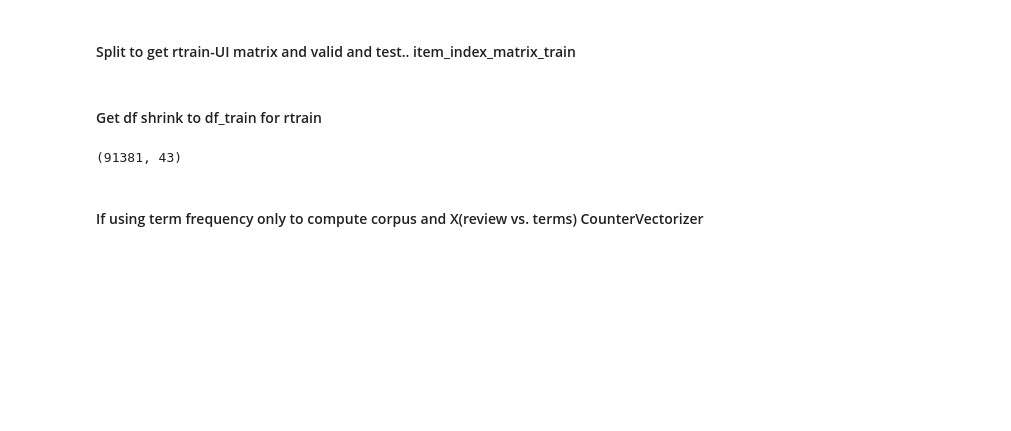
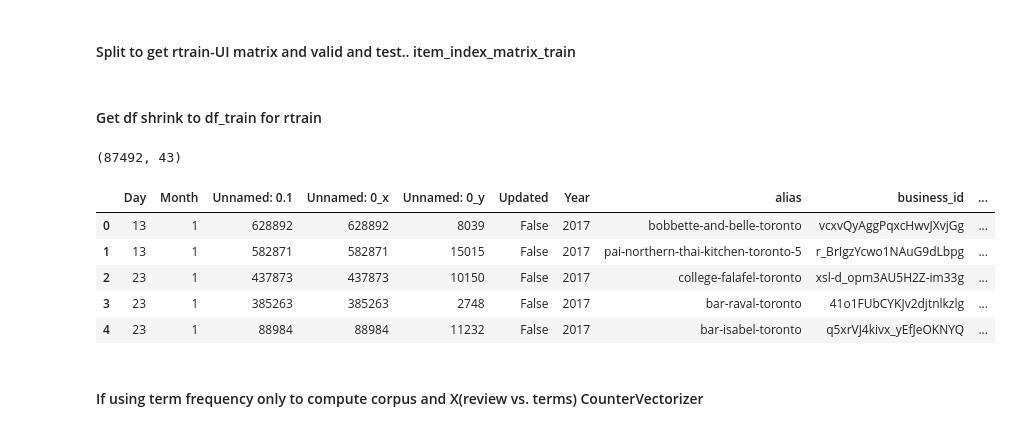
Before and after one commit to TinaBBB/iNAGO_RecSys, a Jupyter notebook: Yelp_data_exploration/KNN_with_Toronto_Data.ipynb, the cells around one changed output. Cells and saved outputs as stored; diff of their text form; code cells hidden in the pictures; blank space fills up the shorter version.

```diff
--- a/Yelp_data_exploration/KNN_with_Toronto_Data.ipynb
+++ b/Yelp_data_exploration/KNN_with_Toronto_Data.ipynb
@@ -145,6 +146,13 @@ def get_I_C(df):
                                  value_name=None,
                                  shape=None)
     return IC_Matrix
+# %%
+lst = df.categories.values.tolist()
+# %%
+cat = []
+for i in range(len(lst)):
+    cat.extend(lst[i].split(', '))
+unique_cat = set(cat)
 # %% [markdown]
 ## Time ordered split
 # %%
@@ -994,7 +1039,17 @@ df_train = df_train.reset_index(drop=True)
 
 df_train.shape
 # %% [output]
-(91381, 43)
+(87492, 43)
+# %%
+pd.set_option('display.max_columns', None)
+df_train.head(5)
+# %% [output]
+|  | Day | Month | Unnamed: 0.1 | Unnamed: 0_x | Unnamed: 0_y | Updated | Year | alias | business_id | ... |
+| 0 | 13 | 1 | 628892 | 628892 | 8039 | False | 2017 | bobbette-and-belle-toronto | vcxvQyAggPqxcHwvJXvjGg | ... |
+| 1 | 13 | 1 | 582871 | 582871 | 15015 | False | 2017 | pai-northern-thai-kitchen-toronto-5 | r_BrIgzYcwo1NAuG9dLbpg | ... |
+| 2 | 23 | 1 | 437873 | 437873 | 10150 | False | 2017 | college-falafel-toronto | xsl-d_opm3AU5H2Z-im33g | ... |
+| 3 | 23 | 1 | 385263 | 385263 | 2748 | False | 2017 | bar-raval-toronto | 41o1FUbCYKJv2djtnlkzlg | ... |
+| 4 | 23 | 1 | 88984 | 88984 | 11232 | False | 2017 | bar-isabel-toronto | q5xrVJ4kivx_yEfJeOKNYQ | ... |
 # %% [markdown]
 #### If using term frequency only to compute corpus and X(review vs. terms) CounterVectorizer
 # %%
```
Also changed, not shown: parts of 15 cells of this notebook, 17 other files.
